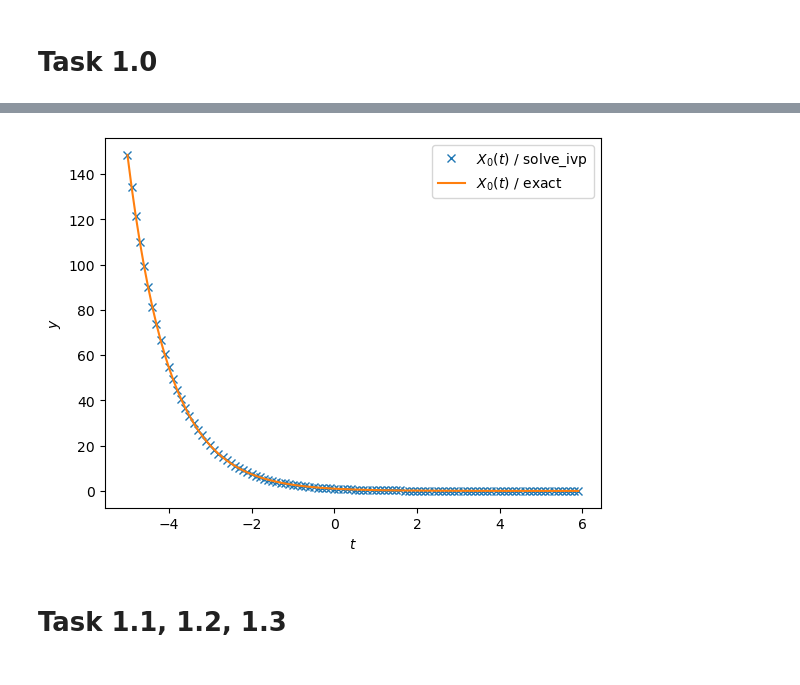
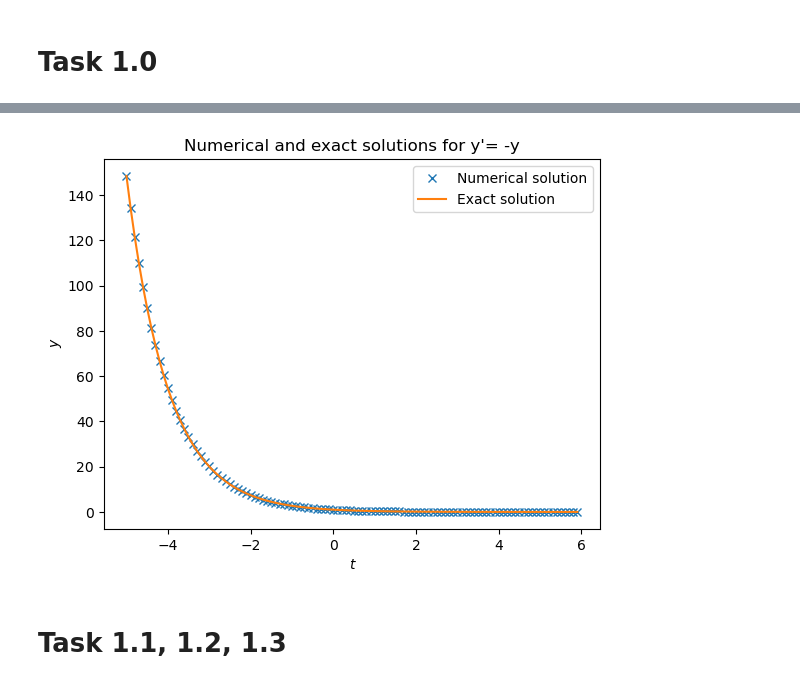
Before and after one commit to ablarer/SCC_ZHAW, a Jupyter notebook: 01/01 Vorlesung, Lab.ipynb, the cells around one changed output, grey strips where cells are left out. Drawn from its saved outputs; the diff is of its cells as text; code cells hidden in the pictures.

```diff
--- a/01/01 Vorlesung, Lab.ipynb
+++ b/01/01 Vorlesung, Lab.ipynb
@@ -99,6 +71,6 @@ y: [[1.48413159e+02 1.34289780e+02 1.21497126e+02 1.09908615e+02
 # %%
 # The exact solution
-t_exact = t
-y_exact = np.array([np.exp(-t)])
-print(f't_exact:\n {t_exact}')
-print(f'y_exact:\n {y_exact}')
+t_exact = t_eval
+y_exact = np.array([np.exp(-t_eval)])
+# print(f't_exact:\n {t_exact}')
+# print(f'y_exact:\n {y_exact}')
@@ -123,13 +77,14 @@ t_exact:
 # %%
 # Plot the answer
-plt.xlabel('$t$')
-plt.ylabel('$y$')
-plt.plot(t, y[0], 'x', label=f'$X_{0}(t)$ / solve_ivp')
-plt.plot(t_exact, y_exact[0], '-', label=f'$X_{0}(t)$ / exact')
-plt.legend()
+plt.plot(solution.t, solution.y[0], 'x')
+plt.plot(t_exact, y_exact[0], '-')
+plt.xlabel('t', style='italic')
+plt.ylabel('y', style='italic')
+plt.legend(['Numerical solution', 'Exact solution'])
+plt.title("Numerical and exact solutions for y'= -y")
 plt.show()
 # %% [output]
-[figure, old version]
+[figure, new version]
 # %% [markdown]
 # Task 1.1, 1.2, 1.3
 # %%
```
Also changed, not shown: parts of 33 cells of this notebook, 4 other files.
